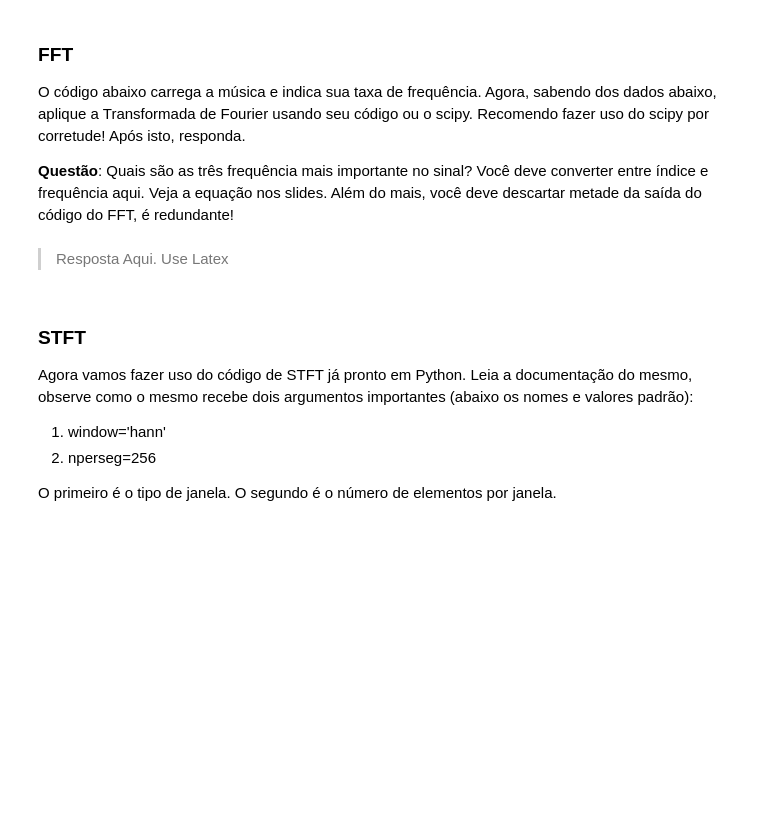
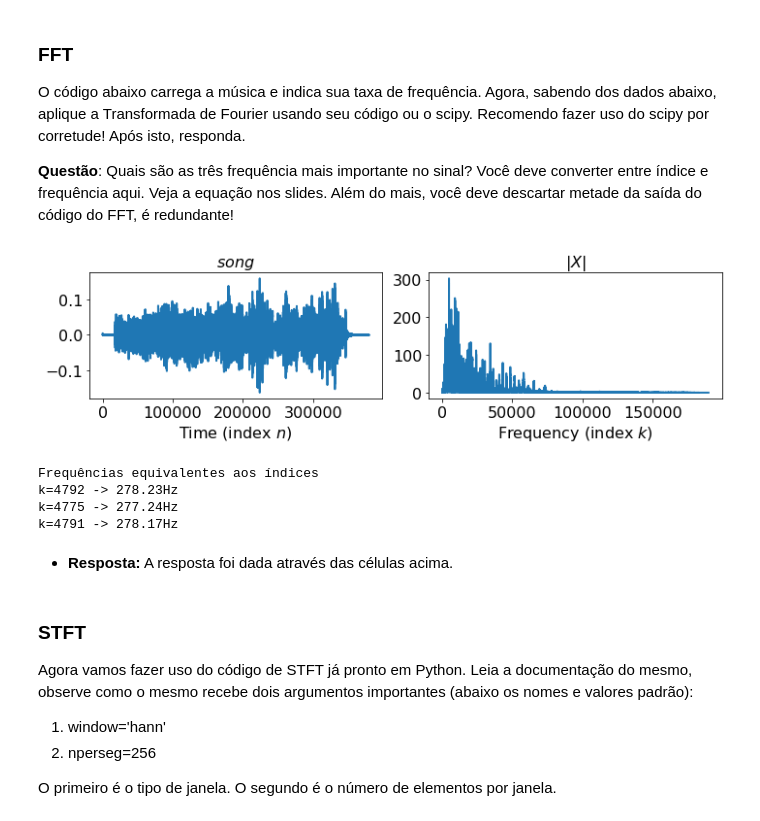
Before and after one commit to ThiagoPoppe/MIR, a Jupyter notebook: Lab04/lab04.ipynb, the cells around one changed output. Cells and saved outputs as stored; diff of their text form; code cells hidden in the pictures; blank space fills up the shorter version.

```diff
--- a/Lab04/lab04.ipynb
+++ b/Lab04/lab04.ipynb
@@ -136,4 +147,10 @@ Agora escreva uma função para realizar a transformada:
 # %%
 @jit(nopython=True)
 def dft(x):
+    N = len(x)
+    x_complex = x.astype(np.complex128)
+
+    dft = generate_matrix_dft(N)
+    X = np.dot(dft, x_complex)
+
     return X
@@ -203,3 +220,23 @@ def fft(x):
+# %%
+@jit(nopython=True)
+def fft(x):
+    N = len(x)
+    x_complex = x.astype(np.complex128)
+
+    if N == 1:
+        return x_complex
+
+    A = fft(x_complex[::2])
+    B = fft(x_complex[1::2])
+
+    ks = np.arange(int(N/2))
+    C = np.exp((-2j * np.pi * ks) / N) * B  # na fórmula é sigma^k, ou seja n = 1
+
+    X = np.zeros(N, dtype=np.complex128)
+    X[:int(N/2)] = A + C
+    X[int(N/2):] = A - C
+
+    return X
 # %% [markdown]
 Compare o tempo de execução dos dois com a chamada abaixo:
 # %%
@@ -256,8 +302,38 @@ print(F_s)
 O código abaixo carrega a música e indica sua taxa de frequência. Agora, sabendo dos dados abaixo, aplique a Transformada de Fourier usando seu código ou o scipy. Recomendo fazer uso do scipy por corretude! Após isto, responda.
 
 **Questão**: Quais são as três frequência mais importante no sinal? Você deve converter entre índice e frequência aqui. Veja a equação nos slides. Além do mais, você deve descartar metade da saída do código do FFT, é redundante!
-# %% [markdown]
-> Resposta Aqui. Use Latex
+# %%
+# Metade dos valores são simétricos (negativos)
+X = np.abs(fft(song)[:len(song)//2])
+
+plt.figure(figsize=(10, 3))
+plt.subplot(1, 2, 1)
+plt.title('$song$')
+plt.plot(song)
+plt.xlabel('Time (index $n$)')
+
+plt.subplot(1, 2, 2)
+plt.title('$|X|$')
+plt.plot(X)
+plt.xlabel('Frequency (index $k$)')
+plt.tight_layout()
+# %% [output]
+[figure, added]
+# %%
+sorted_indexes = np.argsort(X)[::-1]
+top3_indexes = sorted_indexes[:3]
+
+print('Frequências equivalentes aos índices')
+for k in top3_indexes:
+    freq = (k * F_s) / len(song)
+    print('k={} -> {:.2f}Hz'.format(k, freq))
+# %% [output]
+Frequências equivalentes aos índices
+k=4792 -> 278.23Hz
+k=4775 -> 277.24Hz
+k=4791 -> 278.17Hz
+# %% [markdown]
+- **Resposta:** A resposta foi dada através das células acima.
 # %% [markdown]
 ### STFT
 
```
Also changed, not shown: parts of 25 cells of this notebook, 2 other files.
